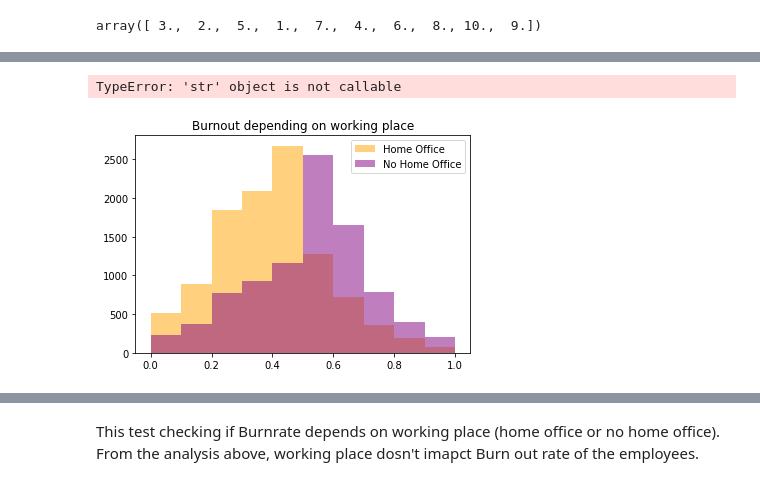
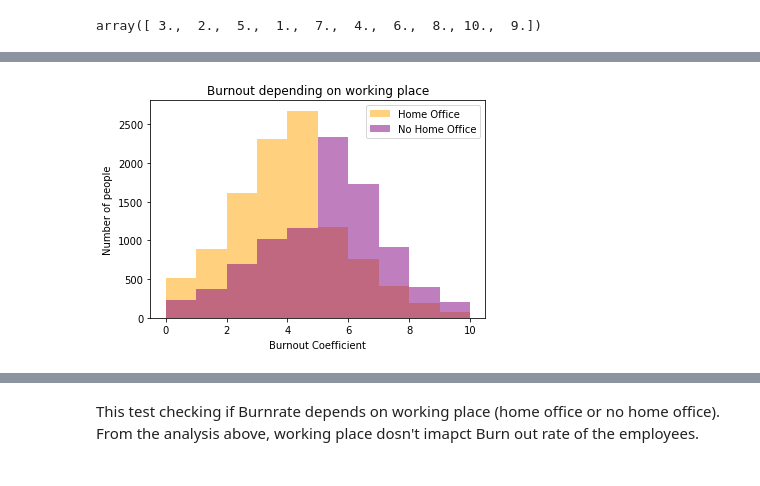
Before and after one commit to Vselenis/Data-Science-June-2022, a Jupyter notebook: Project/Project.ipynb, the cells around one changed output, grey strips where cells are left out. Cells and saved outputs as stored; diff of their text form; code cells hidden in the pictures.

```diff
--- a/Project/Project.ipynb
+++ b/Project/Project.ipynb
@@ -85,0 +89,9 @@ dtype: object
+# %%
+to_days = pd.to_datetime(employes_data['joined'], format= '%Y-%m-%d').dt.date
+
+last_day = date(2008,12,31)
+employes_data['experience'] = last_day - to_days
+employes_data['experience'] = employes_data.experience.dt.days
+employes_data.insert(1, 'experience', employes_data.pop('experience'))
+employes_data.drop(columns='joined', axis=1, inplace=True)
+employes_data.head()
@@ -86 +108,3 @@ dtype: object
+# %%
+employes_data['burn_rate'] = employes_data['burn_rate'].apply(lambda x: x*10)
 # %%
@@ -125,13 +170,13 @@ employes_data[["gender", "working_time"]].groupby("gender").agg("mean")
 | Female | 4.211757 |
 | Male | 4.789438 |
 # %%
-mean_working_time = math.ceil(employes_data["working_time"].mean())
+mean_working_time = math.ceil(employes_data["working_hours"].mean())
 mean_working_time
 # %% [output]
 5
 # %%
-employes_data['working_time'] = employes_data['working_time'].fillna(mean_working_time)
-employes_data['working_time'].unique()
+employes_data['working_hours'] = employes_data['working_hours'].fillna(mean_working_time)
+employes_data['working_hours'].unique()
 # %% [output]
 array([ 3.,  2.,  5.,  1.,  7.,  4.,  6.,  8., 10.,  9.])
 # %%
@@ -146,19 +191,16 @@ plt.show()
 # %%
 hf = employes_data[(employes_data["home_office"] == "Yes")]
 nohf = employes_data[(employes_data["home_office"] == "No")]
 
 plt.hist(hf["burn_rate"], alpha= .5,label = "Home Office", color = "orange")
 plt.hist(nohf["burn_rate"], alpha= .5,label = "No Home Office", color = "purple")
 plt.legend(loc="upper right")
 plt.title("Burnout depending on working place")
-# plt.xlabel("Number of people", labelpad = 5)
-# plt.ylabel("Burnout Coefficient", labelpad = 5)
-plt.xlabel('xlabel')
-plt.ylabel('ylabel')
+plt.xlabel("Burnout Coefficient", labelpad = 5)
+plt.ylabel("Number of people", labelpad = 5)
 plt.show()
 # %% [output]
-TypeError: 'str' object is not callable
-[figure, old version]
+[figure, new version]
 # %%
 stats.ttest_ind(hf["burn_rate"],nohf["burn_rate"])
 # %% [output]
```
Also changed, not shown: parts of 35 cells of this notebook.
